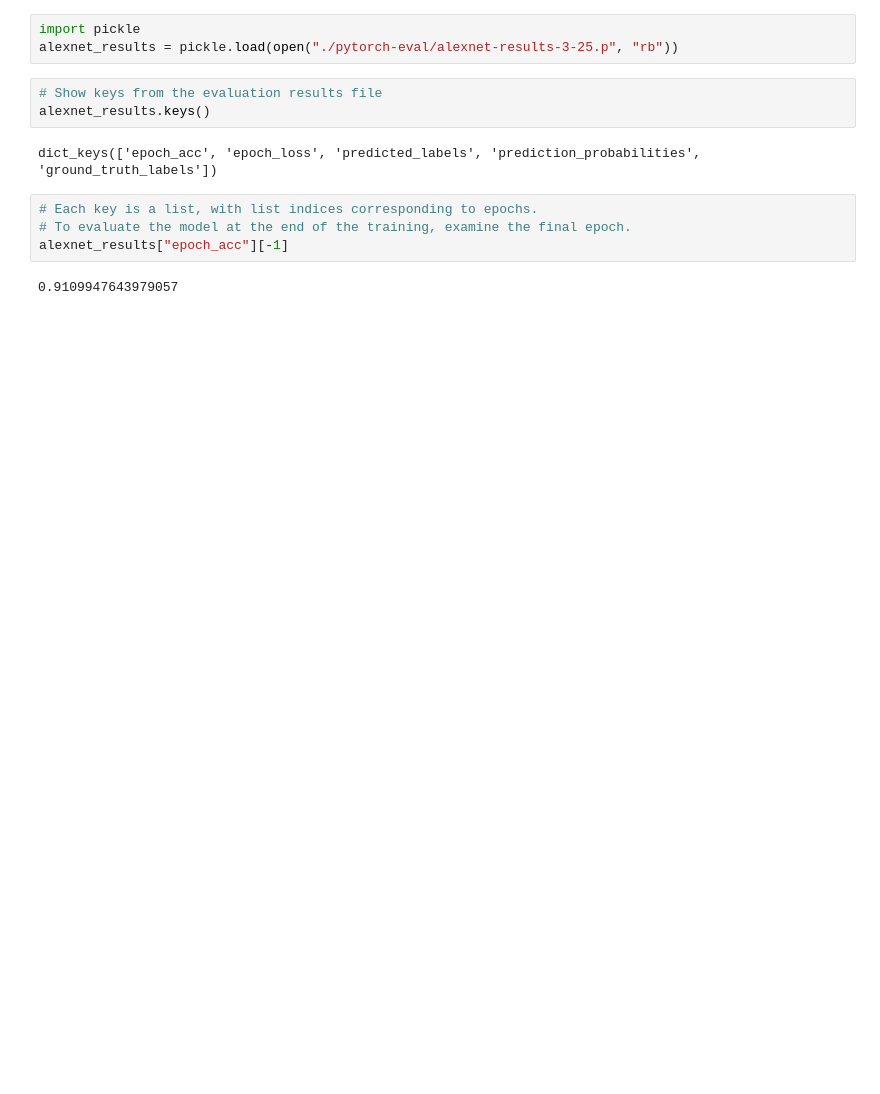
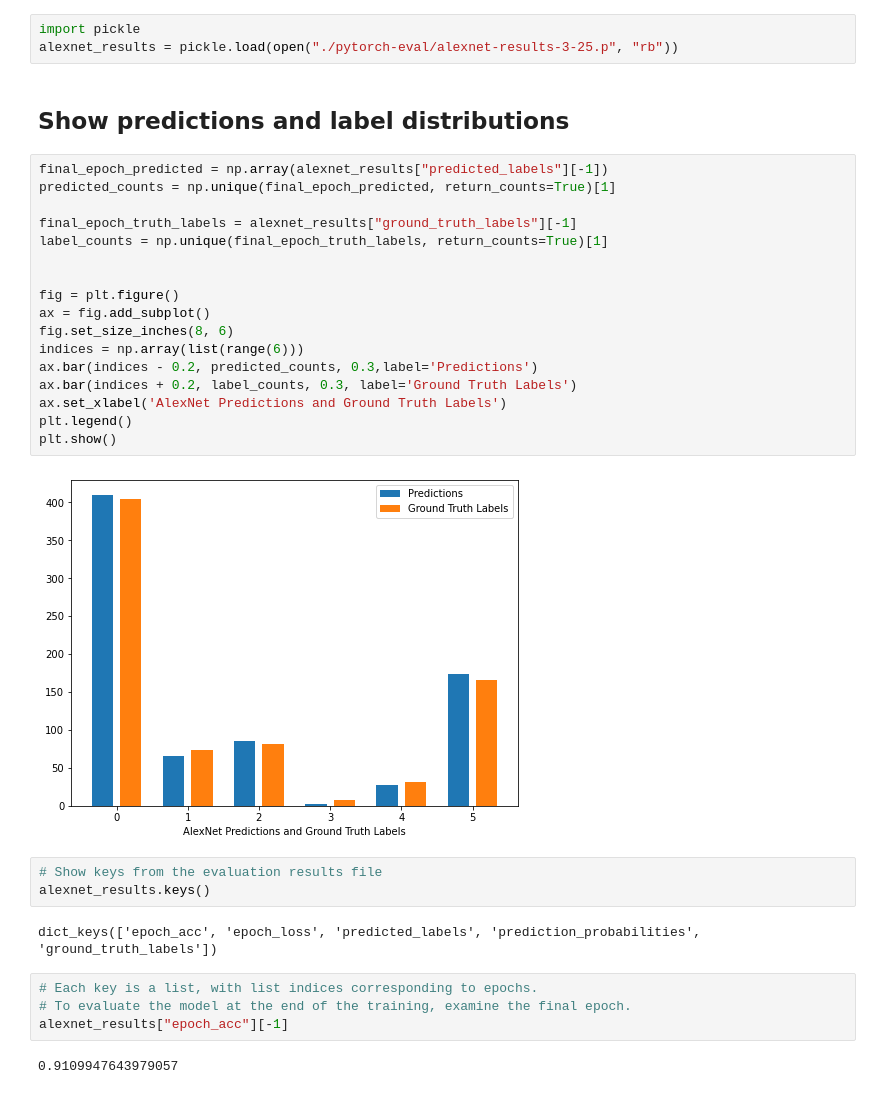
Before and after one commit to mars-vision/marsvision, a Jupyter notebook: Prototyping/Notebooks/AlexNet Evaluation 3-28.ipynb, the cells around one changed output. Drawn from its saved outputs; the diff is of its cells as text; blank space fills up the shorter version.

Commit message:
Evaluating AlexNet CNN

```diff
--- a/Prototyping/Notebooks/AlexNet Evaluation 3-28.ipynb
+++ b/Prototyping/Notebooks/AlexNet Evaluation 3-28.ipynb
@@ -1,6 +1,27 @@
 # %%
 import pickle
 alexnet_results = pickle.load(open("./pytorch-eval/alexnet-results-3-25.p", "rb"))
+# %% [markdown]
+## Show predictions and label distributions
+# %%
+final_epoch_predicted = np.array(alexnet_results["predicted_labels"][-1])
+predicted_counts = np.unique(final_epoch_predicted, return_counts=True)[1]
+
+final_epoch_truth_labels = alexnet_results["ground_truth_labels"][-1]
+label_counts = np.unique(final_epoch_truth_labels, return_counts=True)[1]
+
+
+fig = plt.figure()
+ax = fig.add_subplot()
+fig.set_size_inches(8, 6)
+indices = np.array(list(range(6)))
+ax.bar(indices - 0.2, predicted_counts, 0.3,label='Predictions')
+ax.bar(indices + 0.2, label_counts, 0.3, label='Ground Truth Labels')
+ax.set_xlabel('AlexNet Predictions and Ground Truth Labels')
+plt.legend()
+plt.show()
+# %% [output]
+[figure, added]
 # %%
 # Show keys from the evaluation results file
 alexnet_results.keys()
```
Also changed, not shown: parts of 11 cells of this notebook, 2 other files.
